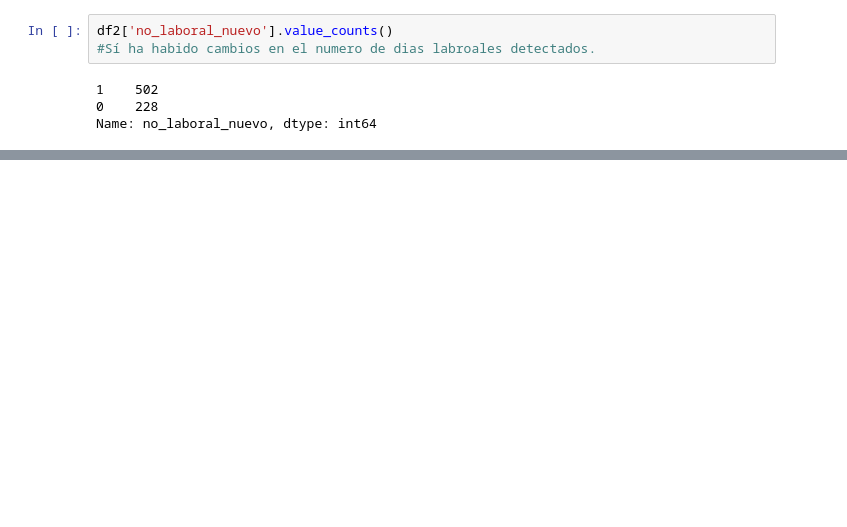
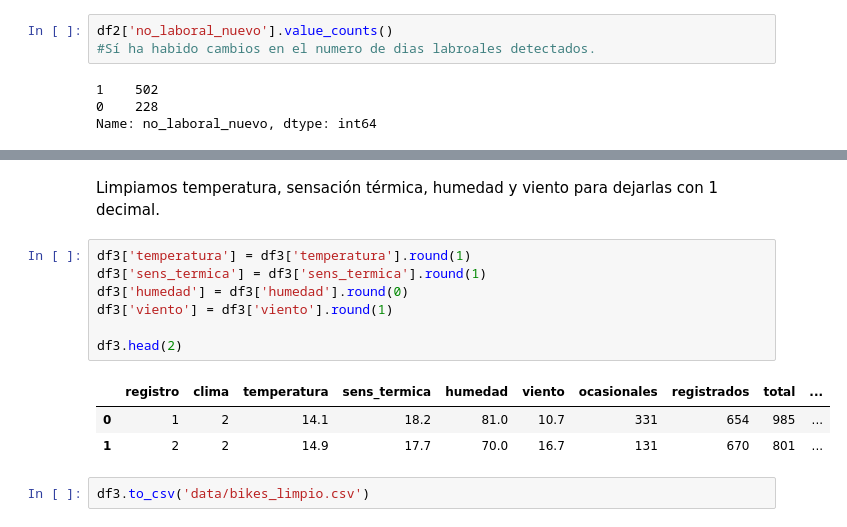
Before and after one commit to Adalab/project-da-promo-C-module-3-team-4, a Jupyter notebook: 1.Limpieza.ipynb, the cells around one changed output, grey strips where cells are left out. Cells and saved outputs as stored; diff of their text form; blank space fills up the shorter version.

```diff
--- a/1.Limpieza_exploracion.ipynb
+++ b/1.Limpieza.ipynb
@@ -336,3 +336,18 @@ df3.head(3)
 | 0 | 1 | 2 | 14.110847 | 18.18125 | 80.5833 | 10.749882 | 331 | 654 | 985 | ... |
 | 1 | 2 | 2 | 14.902598 | 17.68695 | 69.6087 | 16.652113 | 131 | 670 | 801 | ... |
 | 2 | 3 | 1 | 8.050924 | 9.47025 | 43.7273 | 16.636703 | 120 | 1229 | 1349 | ... |
+# %% [markdown]
+Limpiamos temperatura, sensación térmica, humedad y viento para dejarlas con 1 decimal.
+# %%
+df3['temperatura'] = df3['temperatura'].round(1)
+df3['sens_termica'] = df3['sens_termica'].round(1)
+df3['humedad'] = df3['humedad'].round(0)
+df3['viento'] = df3['viento'].round(1)
+
+df3.head(2)
+# %% [output]
+|  | registro | clima | temperatura | sens_termica | humedad | viento | ocasionales | registrados | total | ... |
+| 0 | 1 | 2 | 14.1 | 18.2 | 81.0 | 10.7 | 331 | 654 | 985 | ... |
+| 1 | 2 | 2 | 14.9 | 17.7 | 70.0 | 16.7 | 131 | 670 | 801 | ... |
+# %%
+df3.to_csv('data/bikes_limpio.csv')
```
Also changed, not shown: 4 other files.
